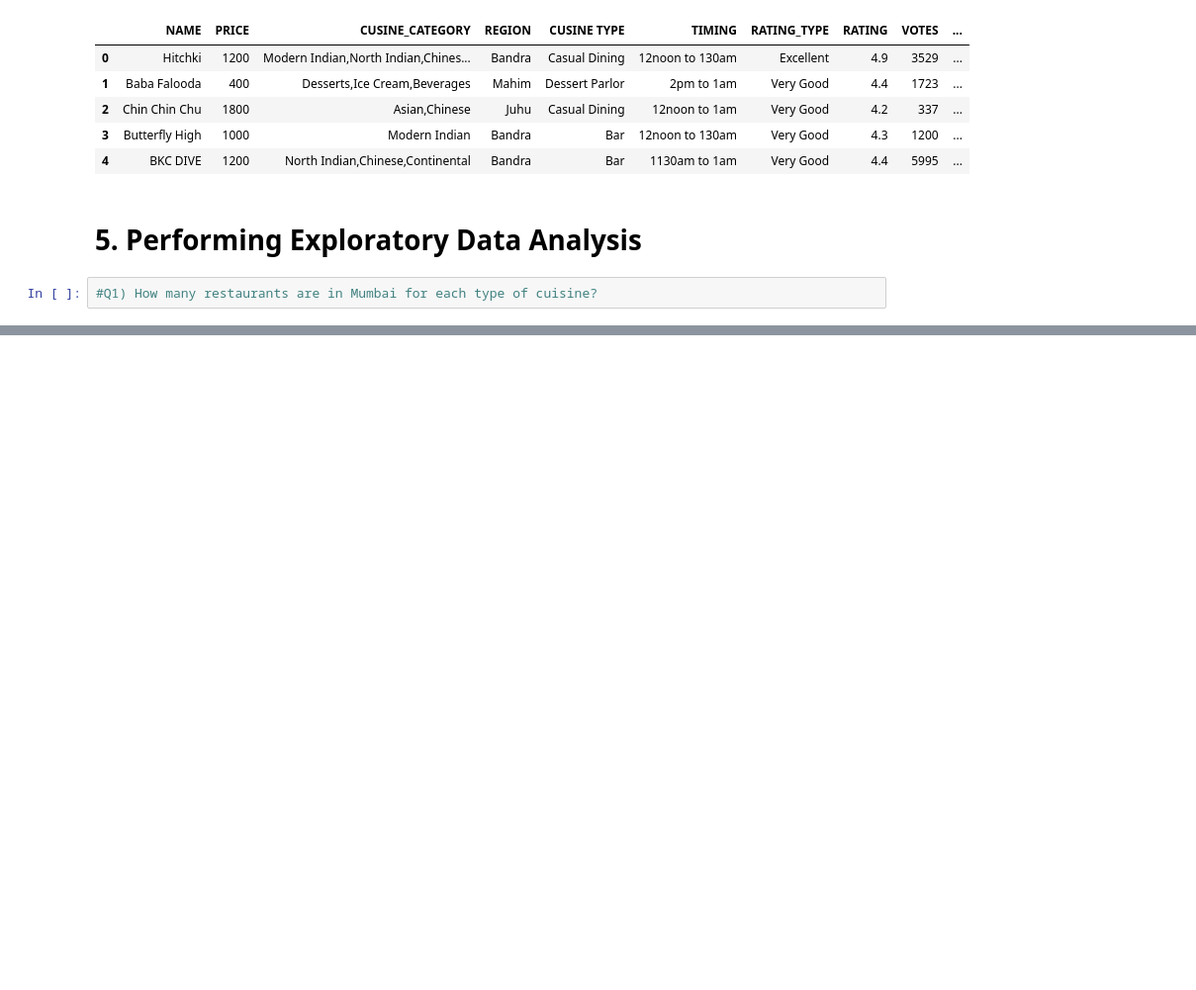
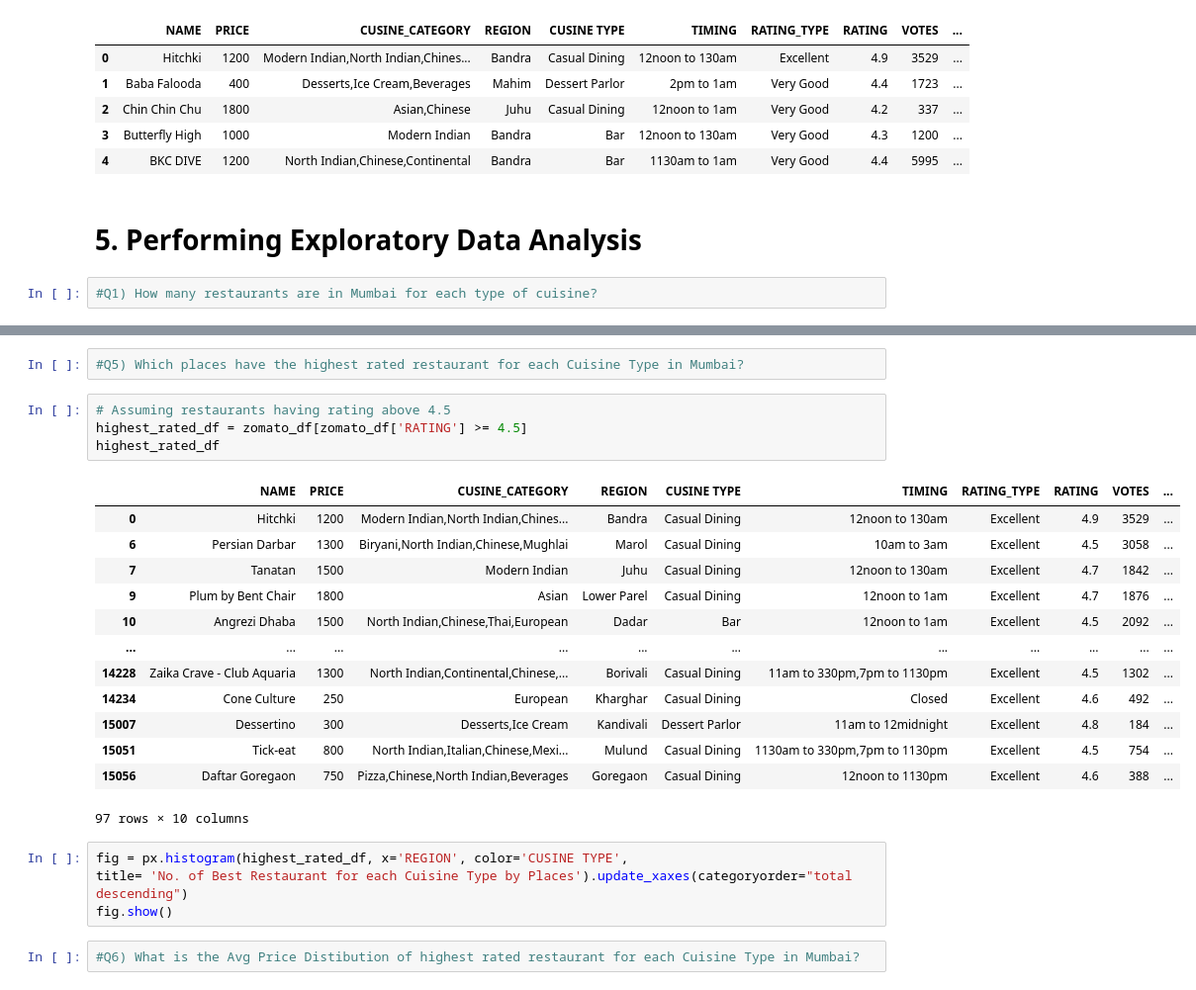
Before and after one commit to ArchanaAI/Zomato-Mumbai-analysis, a Jupyter notebook: Zomata Mumbai Analysis.ipynb, the cells around one changed output, grey strips where cells are left out. Shown: that part at 99% size. Drawn from its saved outputs; the diff is of its cells as text; blank space fills up the shorter version.

```diff
--- a/Zomata Mumbai Analysis.ipynb
+++ b/Zomata Mumbai Analysis.ipynb
@@ -478,0 +515,26 @@ Successfully installed kaleido-0.2.1
+# %%
+#Q5) Which places have the highest rated restaurant for each Cuisine Type in Mumbai?
+# %%
+# Assuming restaurants having rating above 4.5
+highest_rated_df = zomato_df[zomato_df['RATING'] >= 4.5]
+highest_rated_df
+# %% [output]
+|  | NAME | PRICE | CUSINE_CATEGORY | REGION | CUSINE TYPE | TIMING | RATING_TYPE | RATING | VOTES | ... |
+| 0 | Hitchki | 1200 | Modern Indian,North Indian,Chines... | Bandra | Casual Dining | 12noon to 130am | Excellent | 4.9 | 3529 | ... |
+| 6 | Persian Darbar | 1300 | Biryani,North Indian,Chinese,Mughlai | Marol | Casual Dining | 10am to 3am | Excellent | 4.5 | 3058 | ... |
+| 7 | Tanatan | 1500 | Modern Indian | Juhu | Casual Dining | 12noon to 130am | Excellent | 4.7 | 1842 | ... |
+| 9 | Plum by Bent Chair | 1800 | Asian | Lower Parel | Casual Dining | 12noon to 1am | Excellent | 4.7 | 1876 | ... |
+| 10 | Angrezi Dhaba | 1500 | North Indian,Chinese,Thai,European | Dadar | Bar | 12noon to 1am | Excellent | 4.5 | 2092 | ... |
+| ... | ... | ... | ... | ... | ... | ... | ... | ... | ... | ... |
+| 14228 | Zaika Crave - Club Aquaria | 1300 | North Indian,Continental,Chinese,... | Borivali | Casual Dining | 11am to 330pm,7pm to 1130pm | Excellent | 4.5 | 1302 | ... |
+| 14234 | Cone Culture | 250 | European | Kharghar | Casual Dining | Closed | Excellent | 4.6 | 492 | ... |
+| 15007 | Dessertino | 300 | Desserts,Ice Cream | Kandivali | Dessert Parlor | 11am to 12midnight | Excellent | 4.8 | 184 | ... |
+| 15051 | Tick-eat | 800 | North Indian,Italian,Chinese,Mexi... | Mulund | Casual Dining | 1130am to 330pm,7pm to 1130pm | Excellent | 4.5 | 754 | ... |
+| 15056 | Daftar Goregaon | 750 | Pizza,Chinese,North Indian,Beverages | Goregaon | Casual Dining | 12noon to 1130pm | Excellent | 4.6 | 388 | ... |
+97 rows × 10 columns
+# %%
+fig = px.histogram(highest_rated_df, x='REGION', color='CUSINE TYPE',
+title= 'No. of Best Restaurant for each Cuisine Type by Places').update_xaxes(categoryorder="total descending")
+fig.show()
+# %%
+#Q6) What is the Avg Price Distibution of highest rated restaurant for each Cuisine Type in Mumbai?
```
Also changed, not shown: parts of 16 cells of this notebook.
